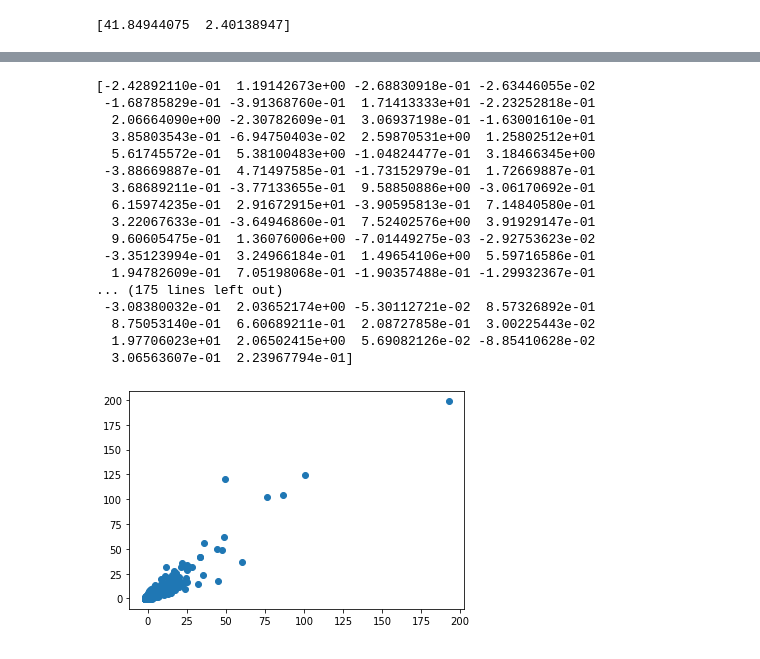
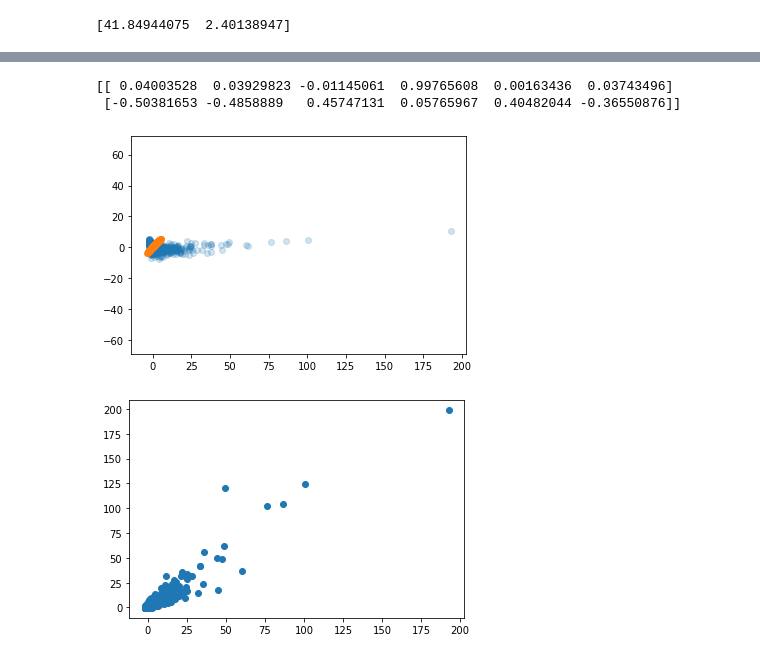
Before and after one commit to stephenanayashilliard/Covid_and_Politics, a Jupyter notebook: ml_seg2/rfr_model_pca.ipynb, the cells around one changed output, grey strips where cells are left out. Drawn from its saved outputs; the diff is of its cells as text; code cells hidden in the pictures.

```diff
--- a/ml_seg2/rfr_model_pca.ipynb
+++ b/ml_seg2/rfr_model_pca.ipynb
@@ -195,23 +149,17 @@ Name: cases, Length: 2286, dtype: float64
-# %%
-print(y_pred)
-# %% [output]
-[-2.42892110e-01  1.19142673e+00 -2.68830918e-01 -2.63446055e-02
- -1.68785829e-01 -3.91368760e-01  1.71413333e+01 -2.23252818e-01
-  2.06664090e+00 -2.30782609e-01  3.06937198e-01 -1.63001610e-01
-  3.85803543e-01 -6.94750403e-02  2.59870531e+00  1.25802512e+01
-  5.61745572e-01  5.38100483e+00 -1.04824477e-01  3.18466345e+00
- -3.88669887e-01  4.71497585e-01 -1.73152979e-01  1.72669887e-01
-  3.68689211e-01 -3.77133655e-01  9.58850886e+00 -3.06170692e-01
-  6.15974235e-01  2.91672915e+01 -3.90595813e-01  7.14840580e-01
-  3.22067633e-01 -3.64946860e-01  7.52402576e+00  3.91929147e-01
-  9.60605475e-01  1.36076006e+00 -7.01449275e-03 -2.92753623e-02
- -3.35123994e-01  3.24966184e-01  1.49654106e+00  5.59716586e-01
-  1.94782609e-01  7.05198068e-01 -1.90357488e-01 -1.29932367e-01
-... (175 lines left out)
- -3.08380032e-01  2.03652174e+00 -5.30112721e-02  8.57326892e-01
-  8.75053140e-01  6.60689211e-01  2.08727858e-01  3.00225443e-02
-  1.97706023e+01  2.06502415e+00  5.69082126e-02 -8.85410628e-02
-  3.06563607e-01  2.23967794e-01]
+# %%
+# directions of maximum variance in the data
+print(pca.components_)
+# %% [output]
+[[ 0.04003528  0.03929823 -0.01145061  0.99765608  0.00163436  0.03743496]
+ [-0.50381653 -0.4858889   0.45747131  0.05765967  0.40482044 -0.36550876]]
+# %%
+# Graph PCA and original data
+X_new = pca.inverse_transform(X)
+plt.scatter(X[:, 0], X[:, 1], alpha=0.2)
+plt.scatter(X_new[:, 0], X_new[:, 1], alpha=0.8)
+plt.axis('equal');
+# %% [output]
+[figure, added]
 # %%
 # plot training data
 plt.scatter(X_train[:,0], y_train)
```
Also changed, not shown: parts of 18 cells of this notebook, 3 other files.
